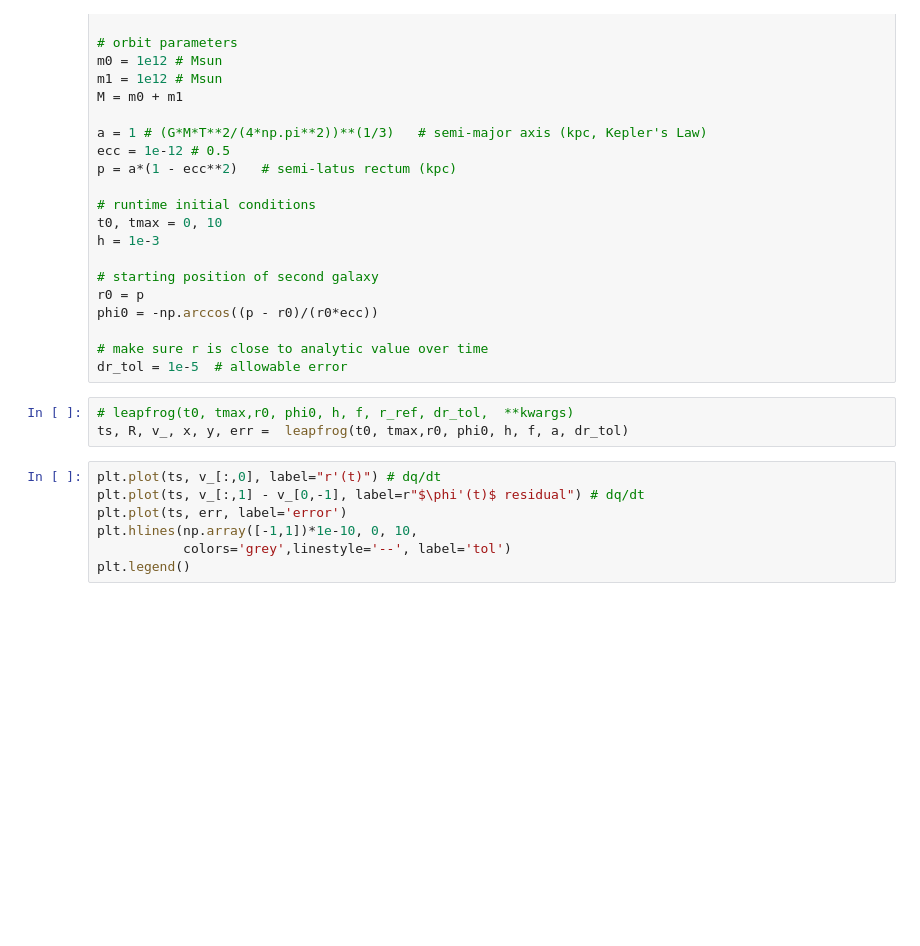
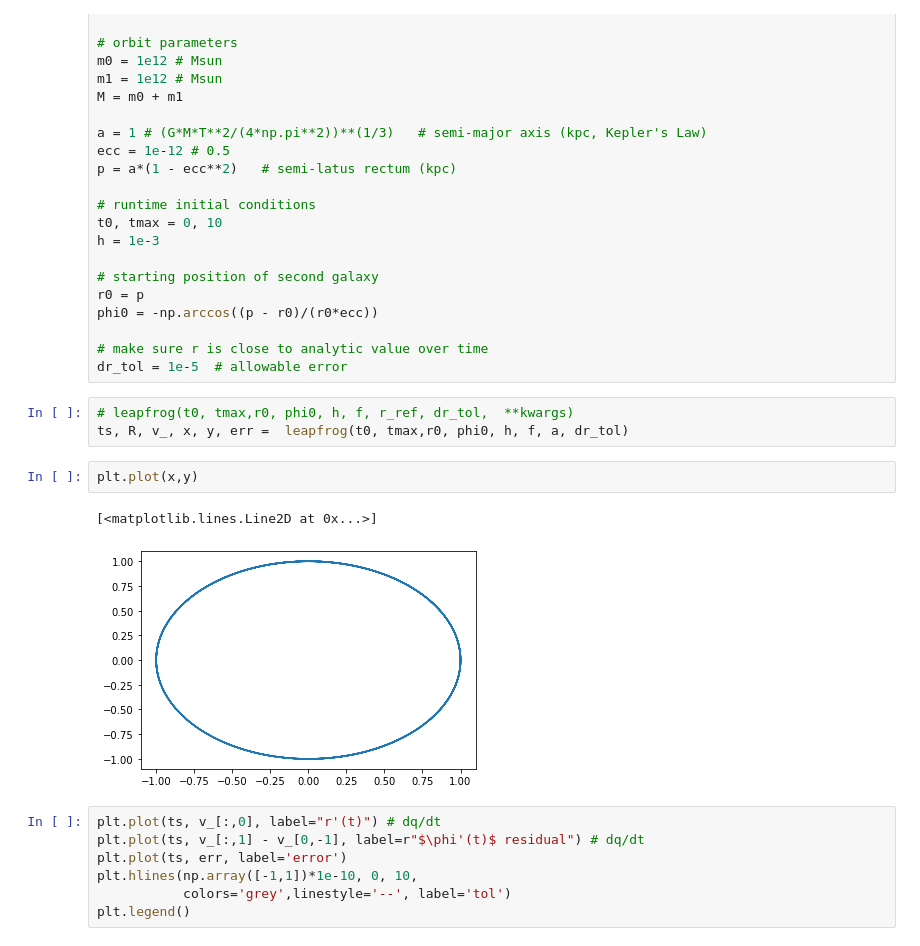
Before and after one commit to q-pratz-chem/Interacting_Galaxies, a Jupyter notebook: priya/leapfrog.ipynb, the cells around one changed output. Saved outputs shown, nothing was run; the diff lists cells and outputs as text; blank space fills up the shorter version.

Commit message:
added test plot x-y

```diff
--- a/priya/leapfrog.ipynb
+++ b/priya/leapfrog.ipynb
@@ -154,6 +152,11 @@ dr_tol = 1e-5  # allowable error
 # %%
 # leapfrog(t0, tmax,r0, phi0, h, f, r_ref, dr_tol,  **kwargs)
 ts, R, v_, x, y, err =  leapfrog(t0, tmax,r0, phi0, h, f, a, dr_tol)
+# %%
+plt.plot(x,y)
+# %% [output]
+[<matplotlib.lines.Line2D at 0x...>]
+[figure, added]
 # %%
 plt.plot(ts, v_[:,0], label="r'(t)") # dq/dt
 plt.plot(ts, v_[:,1] - v_[0,-1], label=r"$\phi'(t)$ residual") # dq/dt
```
Also changed, not shown: parts of 2 cells of this notebook.
